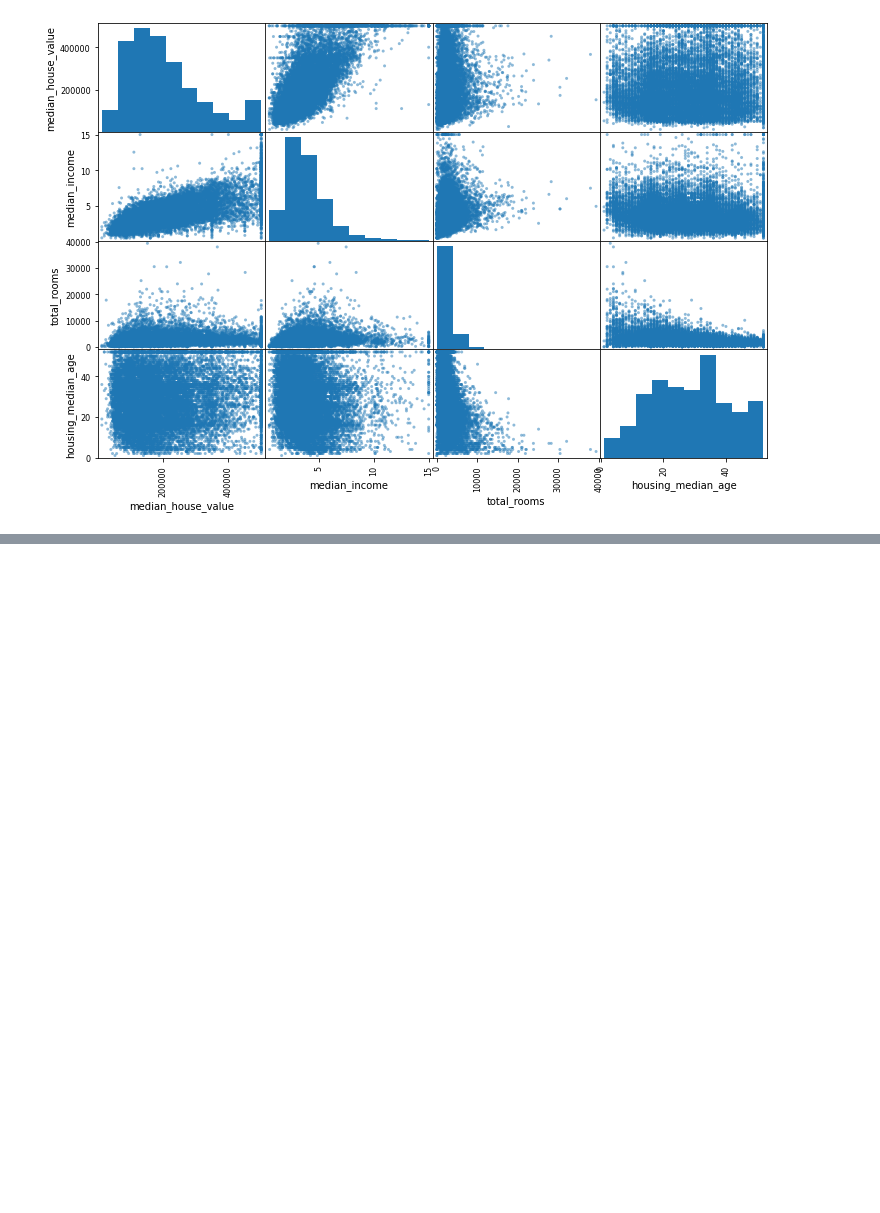
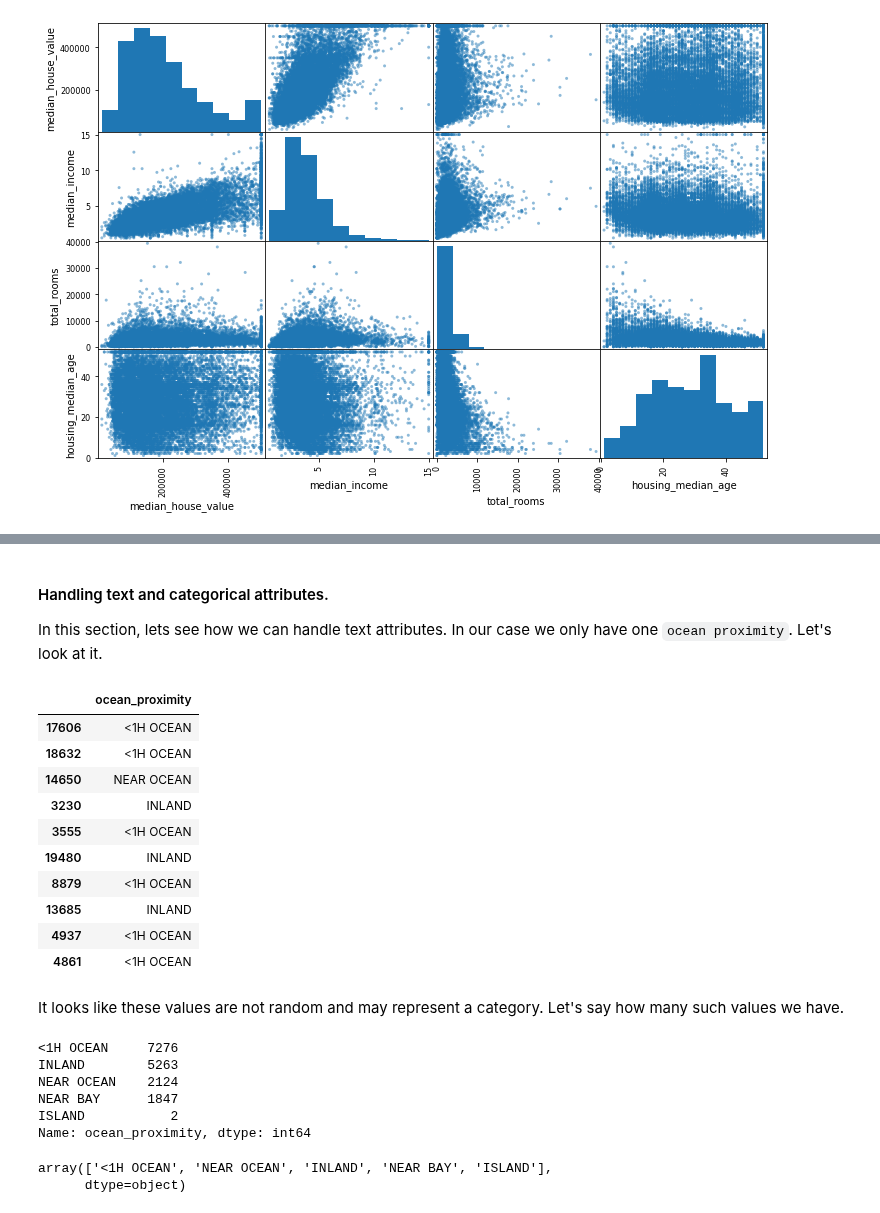
Before and after one commit to mandliya/ml, a Jupyter notebook: hands_on_machine_learning/2/End_to_end_machine_learning_project.ipynb, the cells around one changed output, grey strips where cells are left out. Cells and saved outputs as stored; diff of their text form; code cells hidden in the pictures; blank space fills up the shorter version.

```diff
--- a/hands_on_machine_learning/2/End_to_end_machine_learning_project.ipynb
+++ b/hands_on_machine_learning/2/End_to_end_machine_learning_project.ipynb
@@ -420,0 +532,35 @@ plt.show()
+# %% [markdown]
+#### Handling text and categorical attributes.
+
+In this section, lets see how we can handle text attributes. In our case we only have one `ocean proximity`. Let's look at it.
+# %%
+housing_cat = housing[['ocean_proximity']]
+housing_cat.head(10)
+# %% [output]
+|  | ocean_proximity |
+| 17606 | <1H OCEAN |
+| 18632 | <1H OCEAN |
+| 14650 | NEAR OCEAN |
+| 3230 | INLAND |
+| 3555 | <1H OCEAN |
+| 19480 | INLAND |
+| 8879 | <1H OCEAN |
+| 13685 | INLAND |
+| 4937 | <1H OCEAN |
+| 4861 | <1H OCEAN |
+# %% [markdown]
+It looks like these values are not random and may represent a category. Let's say how many such values we have.
+# %%
+housing_cat['ocean_proximity'].value_counts()
+# %% [output]
+<1H OCEAN     7276
+INLAND        5263
+NEAR OCEAN    2124
+NEAR BAY      1847
+ISLAND           2
+Name: ocean_proximity, dtype: int64
+# %%
+housing_cat['ocean_proximity'].unique()
+# %% [output]
+array(['<1H OCEAN', 'NEAR OCEAN', 'INLAND', 'NEAR BAY', 'ISLAND'],
+      dtype=object)
```
Also changed, not shown: parts of 31 cells of this notebook, 2 other files.
